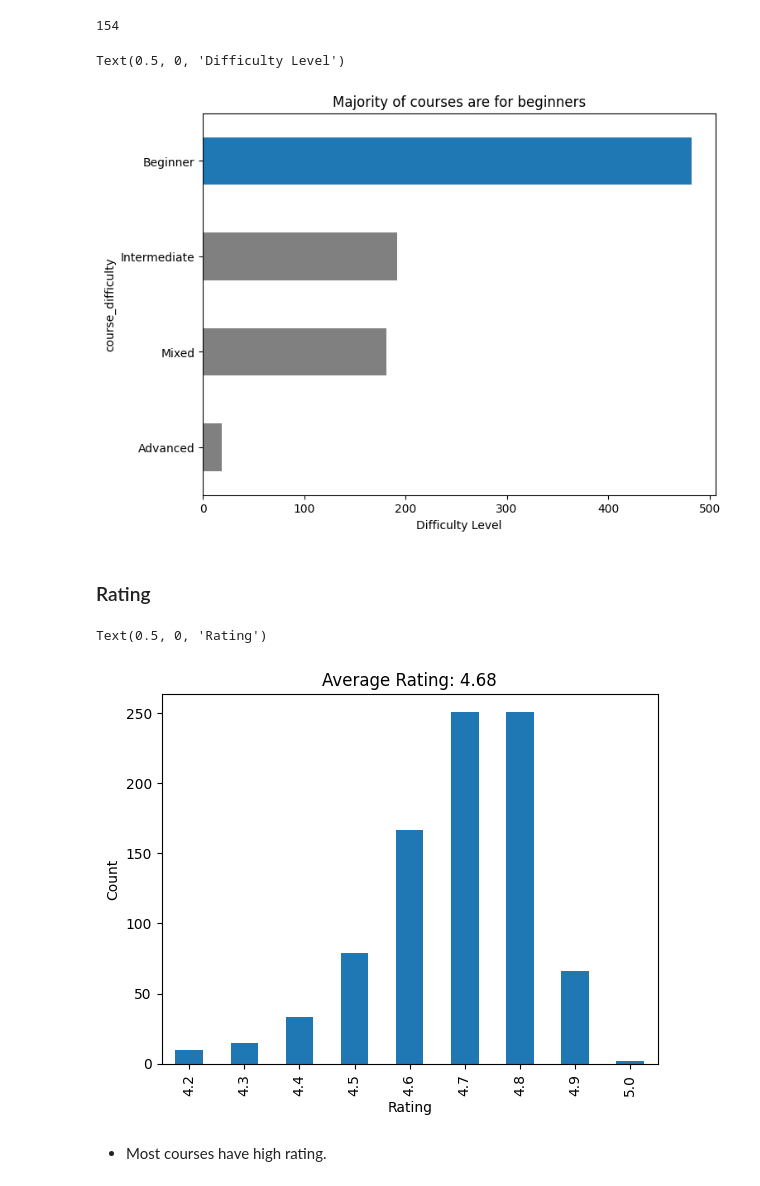
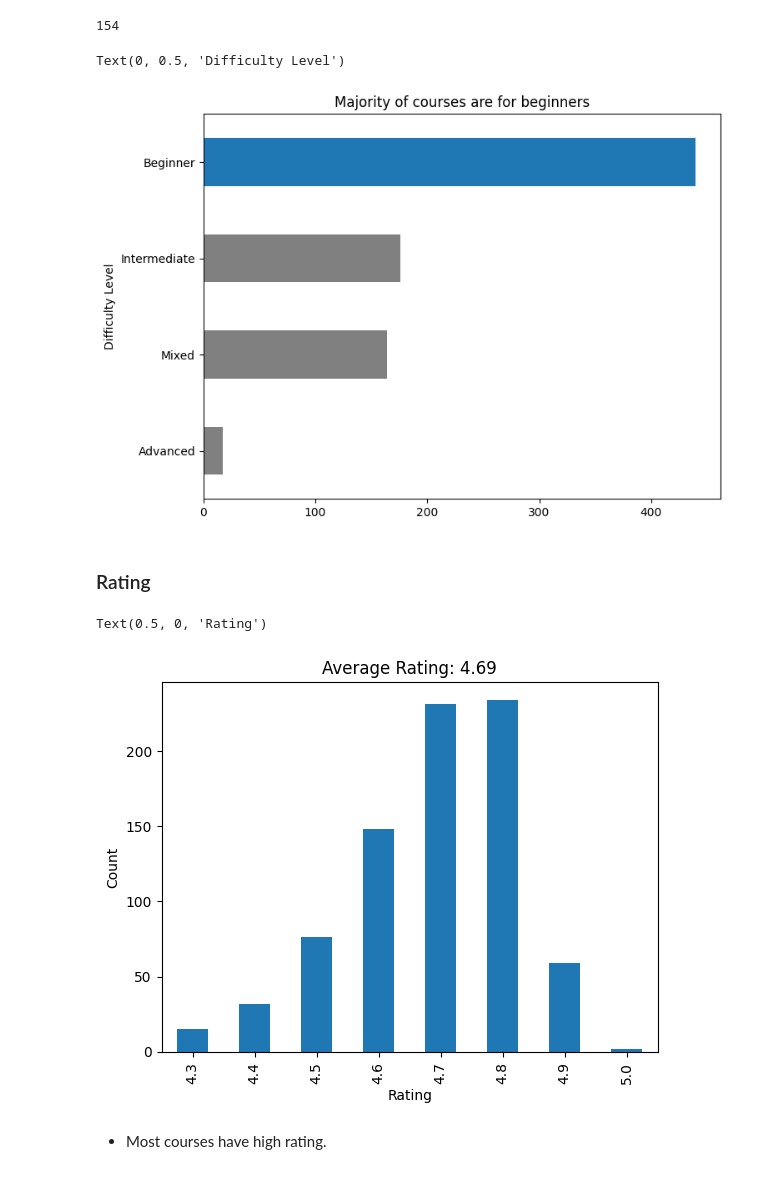
Before and after one commit to emkhv/Coursera_course_exploration, a Jupyter notebook: coursera_course_exploration.ipynb, the cells around one changed output. Saved outputs shown, nothing was run; the diff lists cells and outputs as text; code cells hidden in the pictures.

```diff
--- a/coursera_course_exploration.ipynb
+++ b/coursera_course_exploration.ipynb
@@ -118,0 +109,13 @@ courses.head()
+# %%
+# Suffix multipliers
+suffix_multipliers = {"k": 1_000, "m": 1_000_000}
+
+
+# Convert to numeric
+def convert_to_num(value):
+    return int(float(value[:-1]) * suffix_multipliers[value[-1]])
+
+
+# Apply conversion
+courses["students_enrolled"] = courses["students_enrolled"].apply(convert_to_num)
+courses.head()
@@ -140,23 +149,29 @@ plt.tight_layout()
 # %% [markdown]
 Removing outliers for some general analysis in future
 # %%
-z_scores_enrolled = stats.zscore(courses.course_students_enrolled)
-z_scores_rating = stats.zscore(courses.course_rating)
-threshold = 3
-# Filter out rows with Z-scores above the threshold
-cleaned_courses_z = courses[
-    (abs(z_scores_enrolled) < threshold) & (abs(z_scores_rating) < threshold)
+# Calculating IQR bounds
+def filter_iqr(column):
+    q1, q3 = column.quantile([0.25, 0.75])
+    iqr = q3 - q1
+    return (column >= q1 - 1.5 * iqr) & (column <= q3 + 1.5 * iqr)
+
+
+# Filtering out outliers
+cleaned_courses_iqr = courses[
+    filter_iqr(courses["students_enrolled"]) & filter_iqr(courses["rating"])
 ]
 
+# Plotting
 fig, axes = plt.subplots(1, 2, figsize=(13, 4))
 
-# Plot Enrollment Count Distribution with Outliers
-sns.boxplot(x=cleaned_courses_z.course_students_enrolled, color="skyblue", ax=axes[0])
+
+# Plot Enrollment Count Distribution without Outliers
+sns.boxplot(x=cleaned_courses_iqr.students_enrolled, color="skyblue", ax=axes[0])
 axes[0].set_title("Enrollment Count Distribution without Outliers")
 axes[0].set_xlabel("Enrollment Count")
 
-# Plot Rating Distribution with Outliers
-sns.boxplot(x=cleaned_courses_z.course_rating, color="skyblue", ax=axes[1])
+# Plot Rating Distribution without Outliers
+sns.boxplot(x=cleaned_courses_iqr.rating, color="skyblue", ax=axes[1])
 axes[1].set_title("Rating Distribution without Outliers")
 axes[1].set_xlabel("Rating")
 
@@ -206,31 +218,26 @@ courses.course_organization.value_counts().size
 154
 # %%
 fig, ax = plt.subplots(figsize=(8, 6))
-ax = (
-    cleaned_courses_z.groupby("course_difficulty")
-    .size()
-    .sort_values()
-    .plot(kind="barh")
-)
+ax = cleaned_courses_iqr.groupby("difficulty").size().sort_values().plot(kind="barh")
 for i in range(len(ax.patches)):
     if i != 3:
         ax.patches[i].set_facecolor("grey")
 plt.title("Majority of courses are for beginners")
-plt.xlabel("Difficulty Level")
+plt.ylabel("Difficulty Level")
 # %% [output]
-Text(0.5, 0, 'Difficulty Level')
+Text(0, 0.5, 'Difficulty Level')
-[figure, old version]
+[figure, new version]
 # %% [markdown]
 ### Rating
 # %%
-rating_counts = cleaned_courses_z["course_rating"].value_counts()
+rating_counts = cleaned_courses_iqr["rating"].value_counts()
 rating_counts.sort_index().plot(kind="bar")
-plt.title(f"Average Rating: {cleaned_courses_z['course_rating'].mean():.2f}")
+plt.title(f"Average Rating: {cleaned_courses_iqr['rating'].mean():.2f}")
 plt.ylabel("Count")
 plt.xlabel("Rating")
 # %% [output]
 Text(0.5, 0, 'Rating')
-[figure, old version]
+[figure, new version]
 # %% [markdown]
 - Most courses have high rating.
 # %%
```
Also changed, not shown: parts of 32 cells of this notebook.
